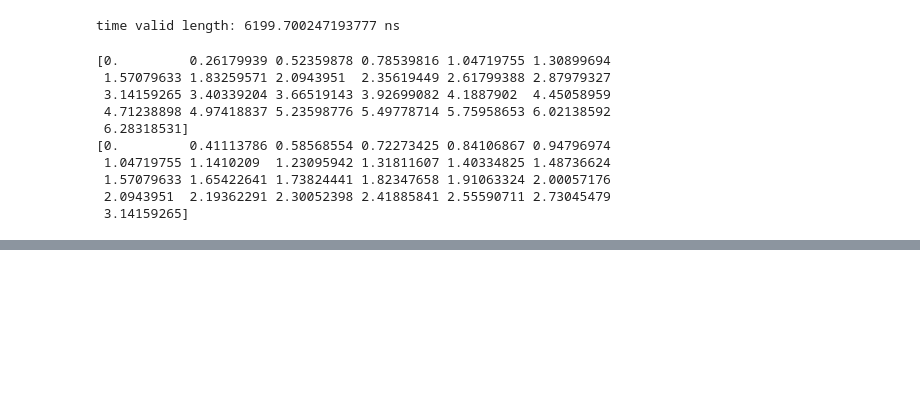
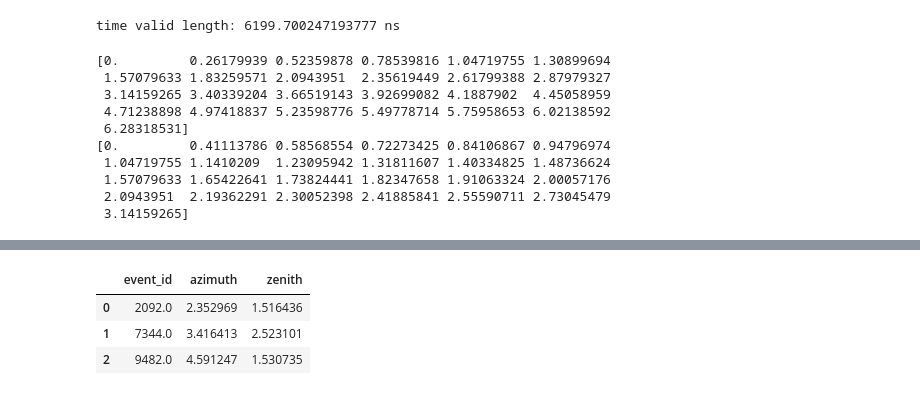
Before and after one commit to caxaxa/Kaggle_IceCube, a Jupyter notebook: myyfork-graphnet-baseline-submission.ipynb, the cells around one changed output, grey strips where cells are left out. Cells and saved outputs as stored; diff of their text form; code cells hidden in the pictures; blank space fills up the shorter version.

Commit message:
Kaggle Notebook | myyfork_graphnet_baseline_submission | Version 14

```diff
--- a/myyfork-graphnet-baseline-submission.ipynb
+++ b/myyfork-graphnet-baseline-submission.ipynb
@@ -815,0 +718,29 @@ df_2 = submission_df
+# %%
+# Constants
+features = FEATURES.KAGGLE
+truth = TRUTH.KAGGLE
+
+# Configuration
+config = {
+        "path": '/kaggle/working/test_database.db',
+        "inference_database_path": '/kaggle/working/test_database.db',
+        "pulsemap": 'pulse_table',
+        "truth_table": 'meta_table',
+        "features": features,
+        "truth": truth,
+        "index_column": 'event_id',
+        "run_name_tag": 'graphnet_baseline_submission',
+        "batch_size": 250,
+        "num_workers": 2,
+        "target": 'direction',
+        "early_stopping_patience": 5,
+        "fit": {
+                "max_epochs": 70,
+                "gpus": None,
+                "distribution_strategy": None,
+                },
+        'train_selection': None,
+        'validate_selection':  None,
+        'test_selection': None,
+        'base_dir': 'training'
+}
@@ -832,3 +796,12 @@ merged_df.drop(['azimuth_x', 'azimuth_y', 'zenith_x', 'zenith_y'], axis=1, inpla
 merged_df.to_csv('merged.csv', index=False)
 # %%
 merged_df.to_csv("submission.csv", index = False)
+# %%
+
+
+merged_df
+# %% [output]
+|  | event_id | azimuth | zenith |
+| 0 | 2092.0 | 2.352969 | 1.516436 |
+| 1 | 7344.0 | 3.416413 | 2.523101 |
+| 2 | 9482.0 | 4.591247 | 1.530735 |
```
Also changed, not shown: parts of 31 cells of this notebook.
